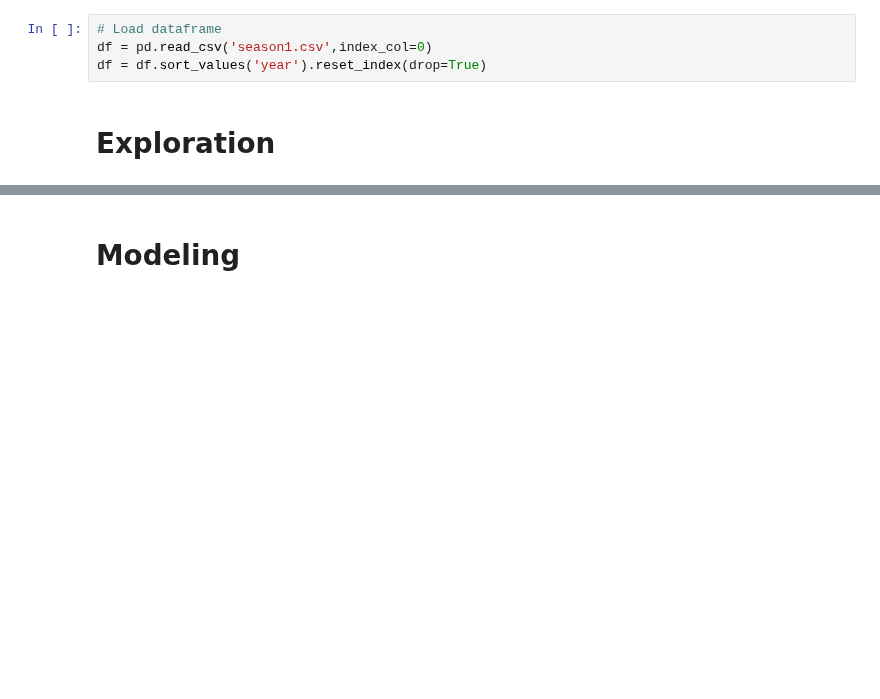
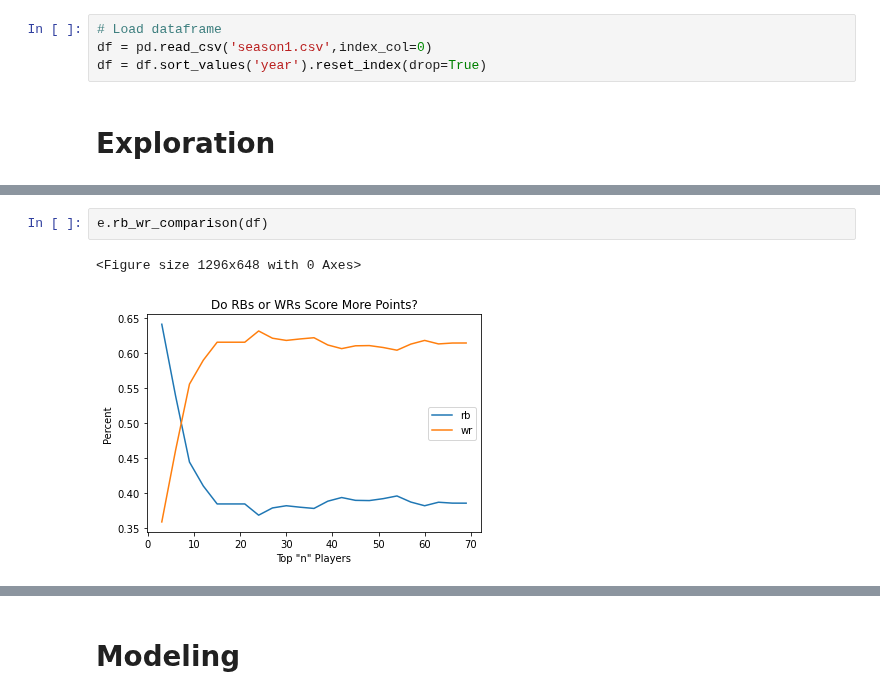
Before and after one commit to ffb-optimal-draft/ffb-draft-strategy, a Jupyter notebook: final_notebook.ipynb, the cells around one changed output, grey strips where cells are left out. Cells and saved outputs as stored; diff of their text form; blank space fills up the shorter version.

```diff
--- a/final_notebook.ipynb
+++ b/final_notebook.ipynb
@@ -59,0 +54,5 @@ e.success_rate_by_season(success_rate)
+# %%
+e.rb_wr_comparison(df)
+# %% [output]
+<Figure size 1296x648 with 0 Axes>
+[figure, added]
```
Also changed, not shown: parts of 20 cells of this notebook, 2 other files.
